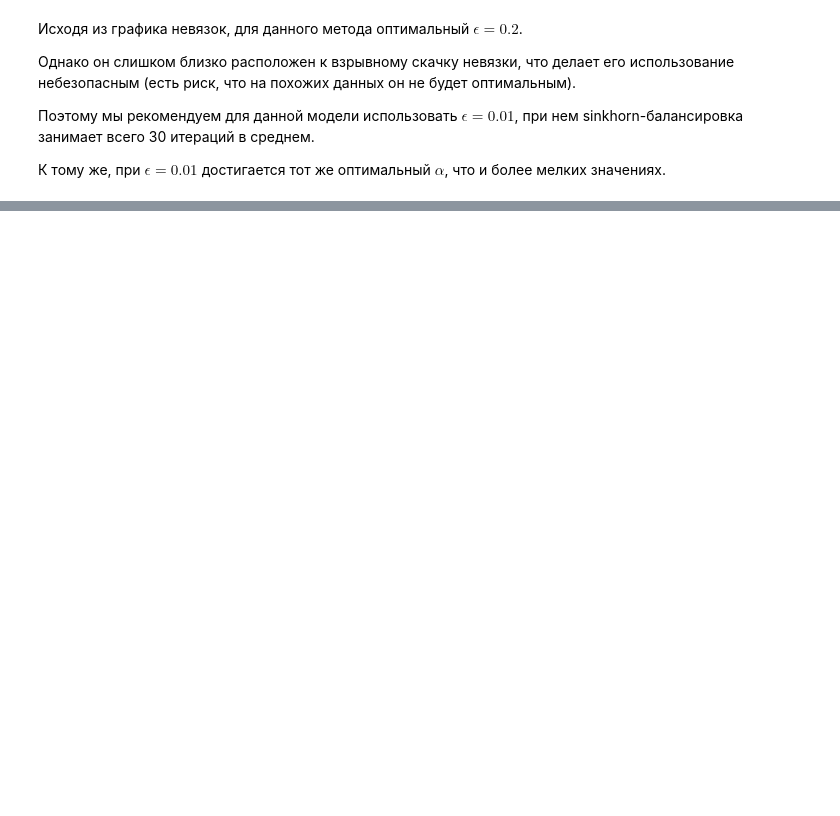
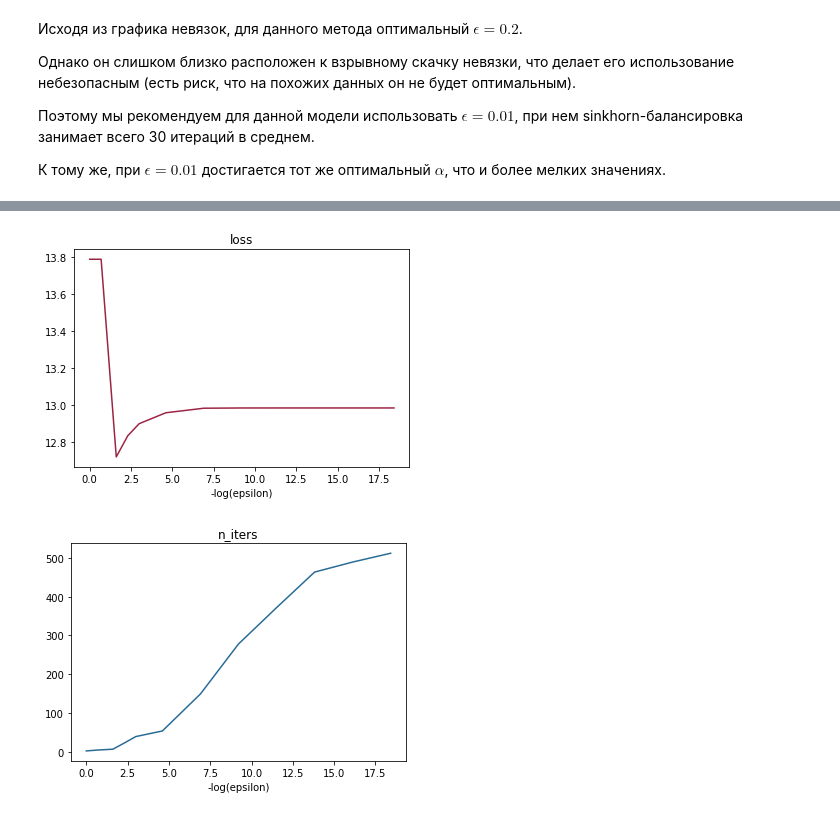
Before and after one commit to ArthurSamuelyan/CorrMatrix, a Jupyter notebook: corr_matrix.ipynb, the cells around one changed output, grey strips where cells are left out. Saved outputs shown, nothing was run; the diff lists cells and outputs as text; code cells hidden in the pictures; blank space fills up the shorter version.

```diff
--- a/corr_matrix.ipynb
+++ b/corr_matrix.ipynb
@@ -350,0 +431,4 @@ plt.show()
+# %%
+# epsilons = [1e-1, 1e-2, 1e-3, 1e-4, 1e-5, 1e-6, 1e-7, 1e-8]
+epsilons_2 = [1, 0.5, 0.2, 0.1, 0.05, 1e-2, 1e-3, 1e-4, 1e-5, 1e-6, 1e-7, 1e-8]
+print epsilons_2
@@ -350,0 +437,4 @@ plt.show()
+# %%
+alpha_beta_opt_res = []
+for eps in tqdm(epsilons_2):
+    alpha_beta_opt_res.append(alpha_beta_optimize(epsilon=eps, alpha_min=1.2, alpha_max=1.8, beta_min=0.3, beta_max=0.8))
@@ -350,0 +459,17 @@ plt.show()
+# %%
+losses = np.array([r["loss"] for r in alpha_beta_opt_res])
+n_iters = np.array([r["n_iter_avg"] for r in alpha_beta_opt_res])
+log_eps = -np.log(epsilons_2)
+
+plt.title("loss")
+plt.xlabel("-log(epsilon)")
+plt.plot(log_eps, losses, color="#9c2442")
+plt.show()
+
+plt.title("n_iters")
+plt.xlabel("-log(epsilon)")
+plt.plot(log_eps, n_iters, color="#296b96")
+plt.show()
+# %% [output]
+[figure, added]
+[figure, added]
```
Also changed, not shown: parts of 18 cells of this notebook.
